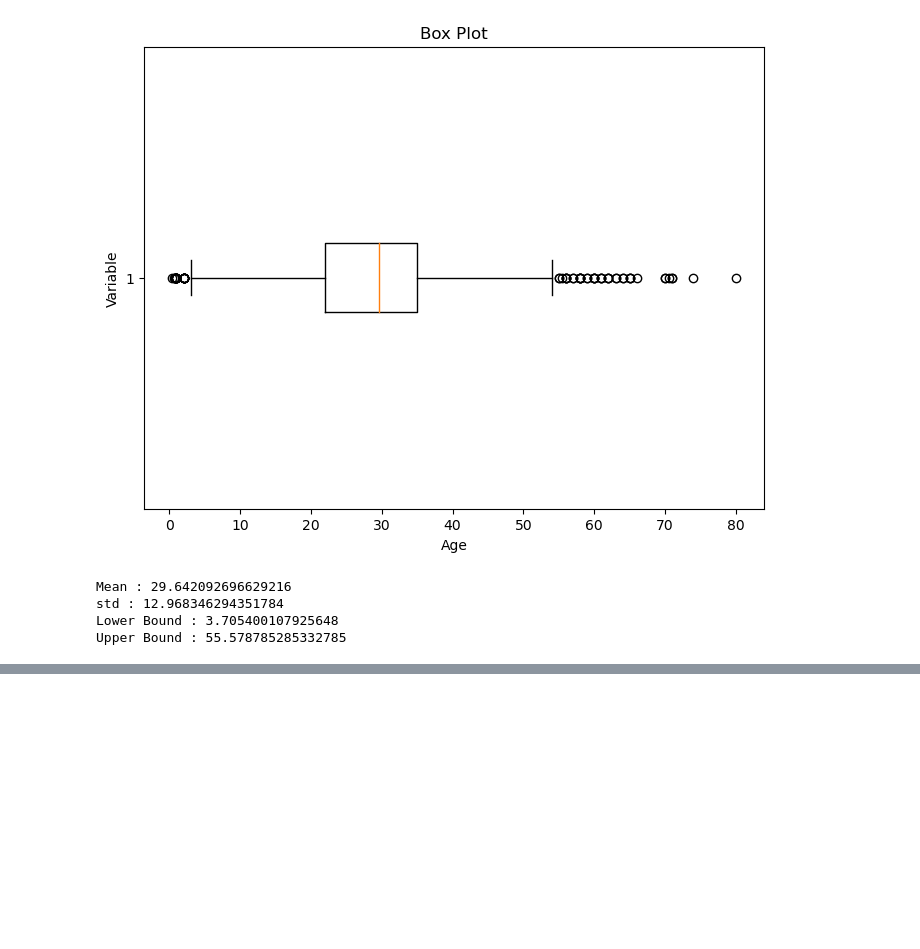
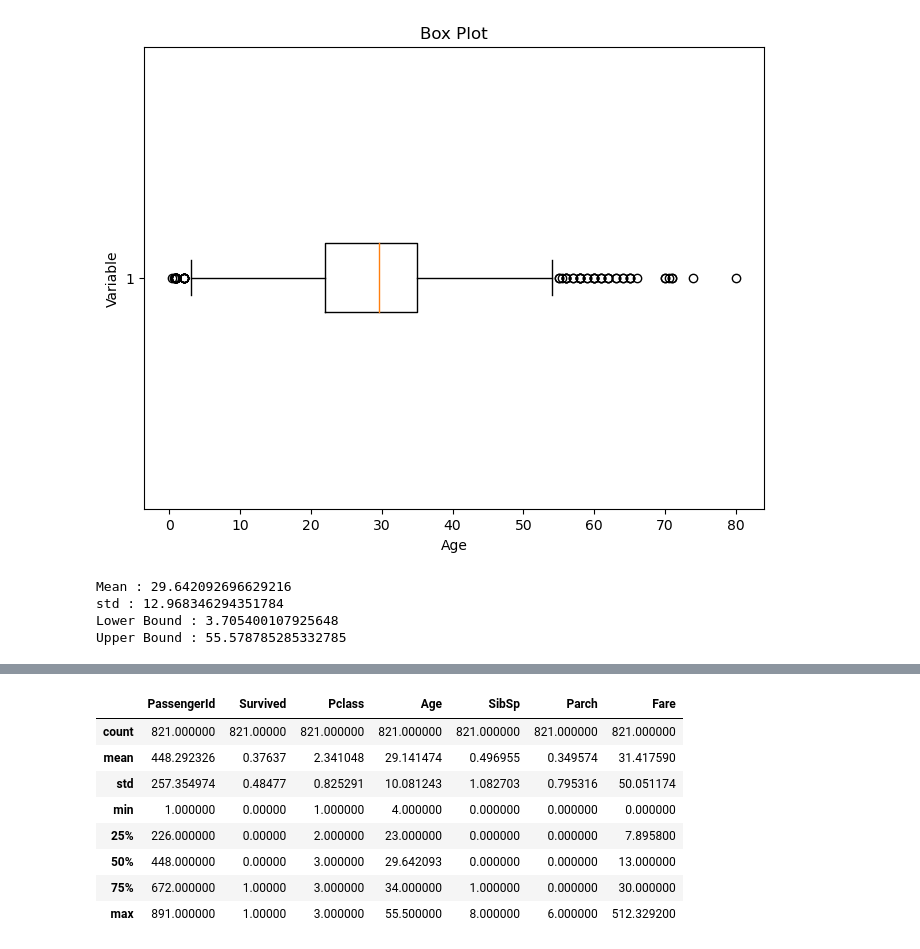
Before and after one commit to prabal-k/Python-Pandas-numpy-matplotlib-, a Jupyter notebook: Programs/Day-1 (pandas dealing with null values).ipynb, the cells around one changed output, grey strips where cells are left out. Drawn from its saved outputs; the diff is of its cells as text; code cells hidden in the pictures; blank space fills up the shorter version.

```diff
--- a/Programs/Day-1 (pandas dealing with null values).ipynb
+++ b/Programs/Day-1 (pandas dealing with null values).ipynb
@@ -290,0 +301,12 @@ df4.shape
+# %%
+df4.describe()
+# %% [output]
+|  | PassengerId | Survived | Pclass | Age | SibSp | Parch | Fare |
+| count | 821.000000 | 821.00000 | 821.000000 | 821.000000 | 821.000000 | 821.000000 | 821.000000 |
+| mean | 448.292326 | 0.37637 | 2.341048 | 29.141474 | 0.496955 | 0.349574 | 31.417590 |
+| std | 257.354974 | 0.48477 | 0.825291 | 10.081243 | 1.082703 | 0.795316 | 50.051174 |
+| min | 1.000000 | 0.00000 | 1.000000 | 4.000000 | 0.000000 | 0.000000 | 0.000000 |
+| 25% | 226.000000 | 0.00000 | 2.000000 | 23.000000 | 0.000000 | 0.000000 | 7.895800 |
+| 50% | 448.000000 | 0.00000 | 3.000000 | 29.642093 | 0.000000 | 0.000000 | 13.000000 |
+| 75% | 672.000000 | 1.00000 | 3.000000 | 34.000000 | 1.000000 | 0.000000 | 30.000000 |
+| max | 891.000000 | 1.00000 | 3.000000 | 55.500000 | 8.000000 | 6.000000 | 512.329200 |
```
Also changed, not shown: parts of 6 cells of this notebook, 7 other files.
